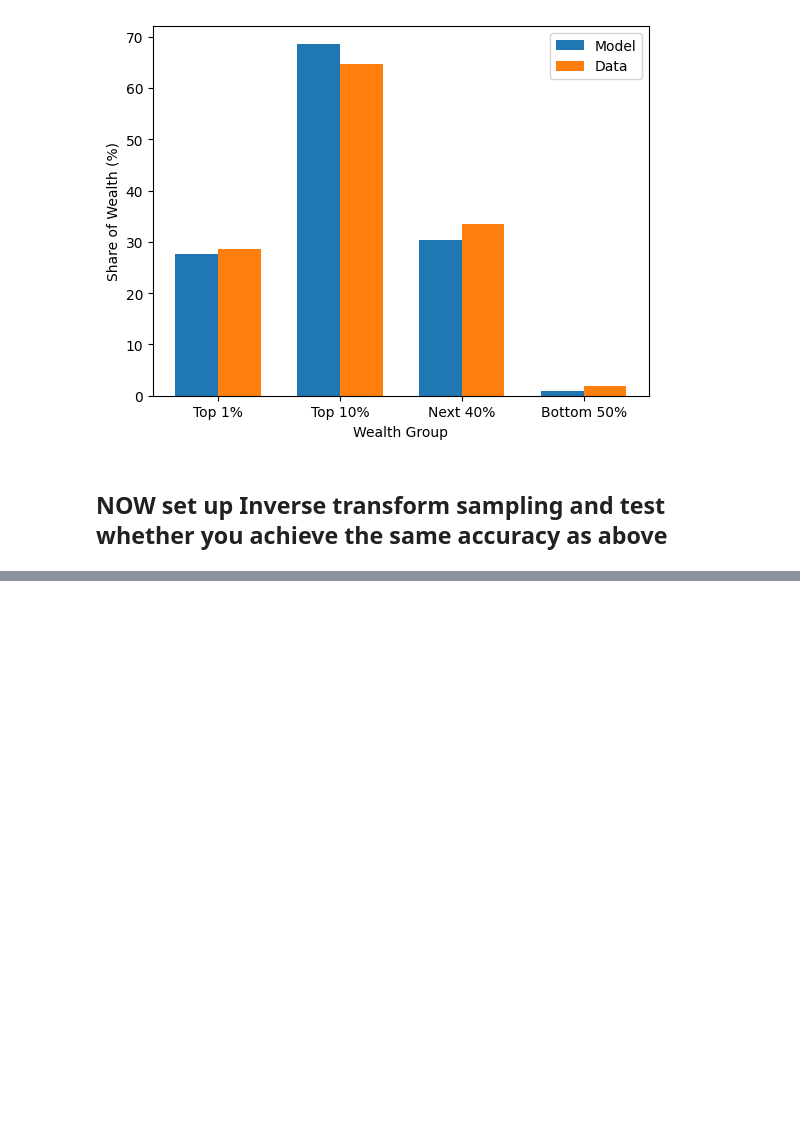
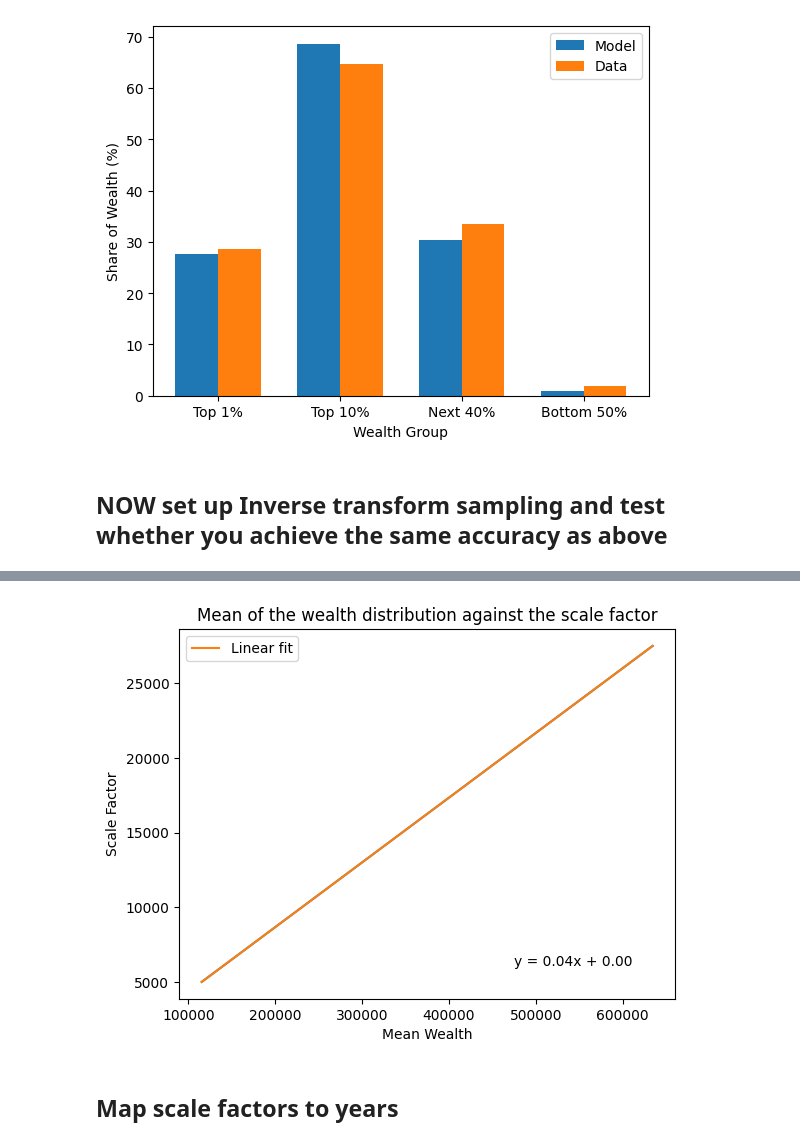
Before and after one commit to yannickoswald/real_time_ineq_abm, a Jupyter notebook: rtabm/test_calibration_new_weighted_avg.ipynb, the cells around one changed output, grey strips where cells are left out. Cells and saved outputs as stored; diff of their text form; code cells hidden in the pictures; blank space fills up the shorter version.

```diff
--- a/rtabm/test_calibration_new_weighted_avg.ipynb
+++ b/rtabm/test_calibration_new_weighted_avg.ipynb
@@ -362,0 +373,36 @@ plt.show()
+# %%
+
+# load csv average_wealth_for_every_year
+df_average_wealth = pd.read_csv("../data/average_wealth_for_every_year.csv", sep=";")
+percentiles_given = np.linspace(0, 1, 1000)
+# do  not include first and last percentiles values where it equals 0 and 1
+percentiles_given = percentiles_given[1:-1]
+lower_bound = 0.8
+upper_bound = 0.9
+
+# make list of scale factors 5000 to 30000 in steps of 2500
+list_of_scale_factors = list(np.arange(5000, 30000, 2500))
+# make list of means that need to be captured for each scale factor
+list_of_means = []
+
+for scale_factor in list_of_scale_factors:
+    wealth_of_percentiles = weighted_avg_exp_pareto_distr(percentiles_given, lower_bound, upper_bound, scale_factor=scale_factor)
+    mean = np.mean(wealth_of_percentiles)
+    list_of_means.append(mean)
+
+# plot the means against the scale factors
+plt.plot(list_of_means, list_of_scale_factors)
+plt.xlabel("Mean Wealth")
+plt.ylabel("Scale Factor")
+plt.title("Mean of the wealth distribution against the scale factor")
+# model the data with a linear fit
+m, b = np.polyfit(list_of_means, list_of_scale_factors, 1)
+plt.plot(list_of_means, m*np.array(list_of_means) + b, label="Linear fit")
+plt.legend()
+# also plot the equation in lower right of plot
+plt.text(0.8, 0.1, f"y = {m:.2f}x + {b:.2f}", horizontalalignment='center', verticalalignment='center', transform=ax.transAxes)
+plt.show()
+# %% [output]
+[figure, added]
+# %% [markdown]
+## Map scale factors to years
```
Also changed, not shown: parts of 5 cells of this notebook, 8 other files.
